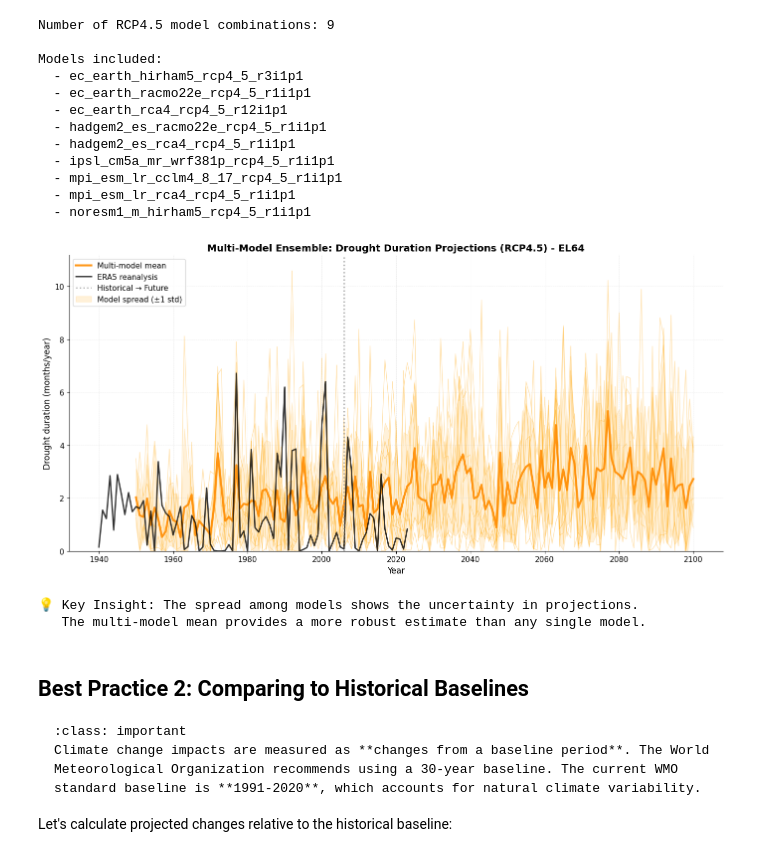
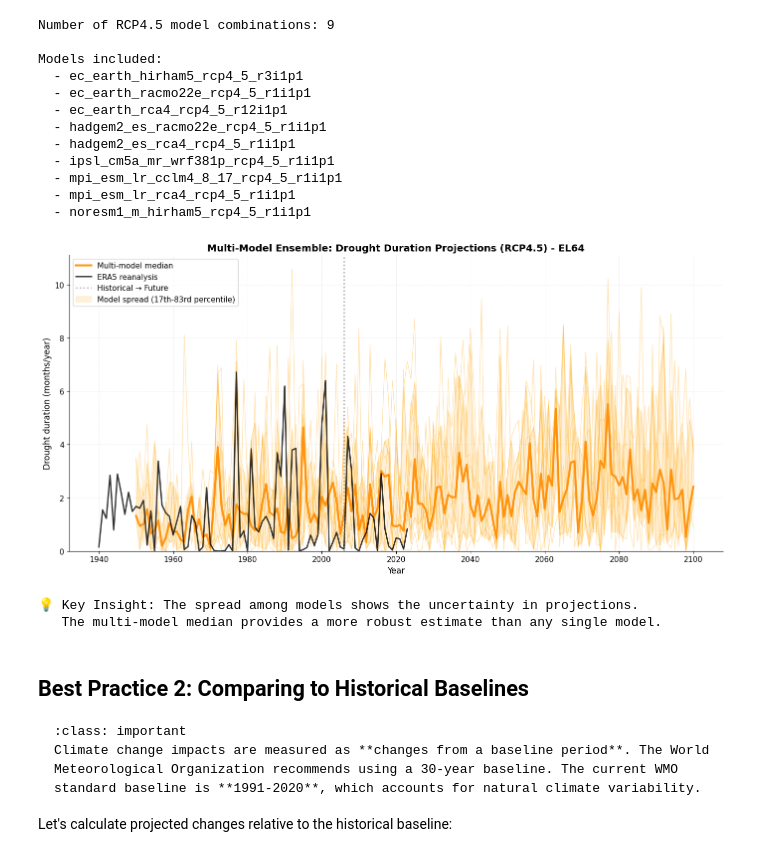
Before and after one commit to ecmwf-training/drought-exposure, a Jupyter notebook: tutorials/drought_duration.ipynb, the cells around one changed output. Cells and saved outputs as stored; diff of their text form; code cells hidden in the pictures.

```diff
--- a/tutorials/drought_duration.ipynb
+++ b/tutorials/drought_duration.ipynb
@@ -270,46 +278,47 @@ for model in models:
     ax.plot(model_data['time'], model_data['dmd'],
             linewidth=1, alpha=0.3, color='orange')
 
-# Calculate and plot ensemble mean
-ensemble_mean = rcp45_df.groupby('time')['dmd'].mean().reset_index()
-ax.plot(ensemble_mean['time'], ensemble_mean['dmd'],
-        color='darkorange', linewidth=3, label='Multi-model mean', alpha=0.9)
+# Calculate and plot ensemble median
+ensemble_median = rcp45_df.groupby('time')['dmd'].median().reset_index()
+ax.plot(ensemble_median['time'], ensemble_median['dmd'],
+        color='darkorange', linewidth=3, label='Multi-model median', alpha=0.9)
 
 # Add reanalysis for reference
 ax.plot(reanalysis_df['time'], reanalysis_df['dmd'],
         color='black', linewidth=2, label='ERA5 reanalysis', alpha=0.8)
 
 # Mark transition
 ax.axvline(pd.Timestamp('2005-12-31'), color='gray', linestyle=':',
            linewidth=2, label='Historical → Future', alpha=0.6)
 
 # Add shading for model spread
-ensemble_std = rcp45_df.groupby('time')['dmd'].std().reset_index()
-ensemble_data = ensemble_mean.merge(ensemble_std, on='time', suffixes=('_mean', '_std'))
+ensemble_p17 = rcp45_df.groupby('time')['dmd'].quantile(0.17).reset_index()
+ensemble_p83 = rcp45_df.groupby('time')['dmd'].quantile(0.83).reset_index()
+ensemble_data = ensemble_median.merge(ensemble_p17, on='time', suffixes=('_median', '_p17')).merge(ensemble_p83, on='time')
 ax.fill_between(ensemble_data['time'],
-                ensemble_data['dmd_mean'] - ensemble_data['dmd_std'],
-                ensemble_data['dmd_mean'] + ensemble_data['dmd_std'],
-                alpha=0.15, color='orange', label='Model spread (±1 std)')
+                ensemble_data['dmd_p17'],
+                ensemble_data['dmd'],
+                alpha=0.15, color='orange', label='Model spread (17th-83rd percentile)')
 
 ax.set_xlabel('Year', fontsize=12)
 ax.set_ylabel('Drought duration (months/year)', fontsize=12)
 ax.set_title(f'Multi-Model Ensemble: Drought Duration Projections (RCP4.5) - {admin_id}',
              fontsize=14, fontweight='bold')
 ax.legend(loc='upper left', fontsize=11, frameon=True)
 ax.grid(True, alpha=0.3, linestyle='--', linewidth=0.5)
 ax.spines['top'].set_visible(False)
 ax.spines['right'].set_visible(False)
 ax.set_ylim(bottom=0)  # Drought duration cannot be negative
 
 plt.tight_layout()
 plt.show()
 
 print(f"\n💡 Key Insight: The spread among models shows the uncertainty in projections.")
-print(f"   The multi-model mean provides a more robust estimate than any single model.")
+print(f"   The multi-model median provides a more robust estimate than any single model.")
 # %% [output]
-[figure, old version]
+[figure, new version]
 💡 Key Insight: The spread among models shows the uncertainty in projections.
-   The multi-model mean provides a more robust estimate than any single model.
+   The multi-model median provides a more robust estimate than any single model.
 # %% [markdown]
 ## Best Practice 2: Comparing to Historical Baselines
 
```
Also changed, not shown: parts of 5 cells of this notebook.
